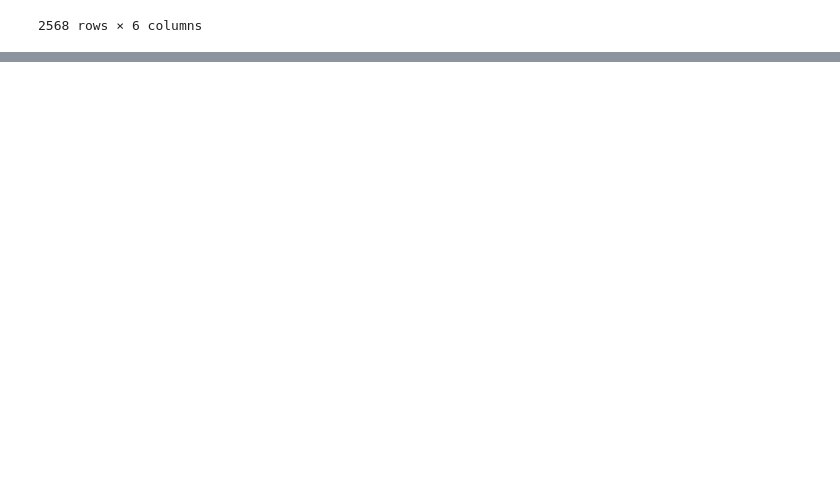
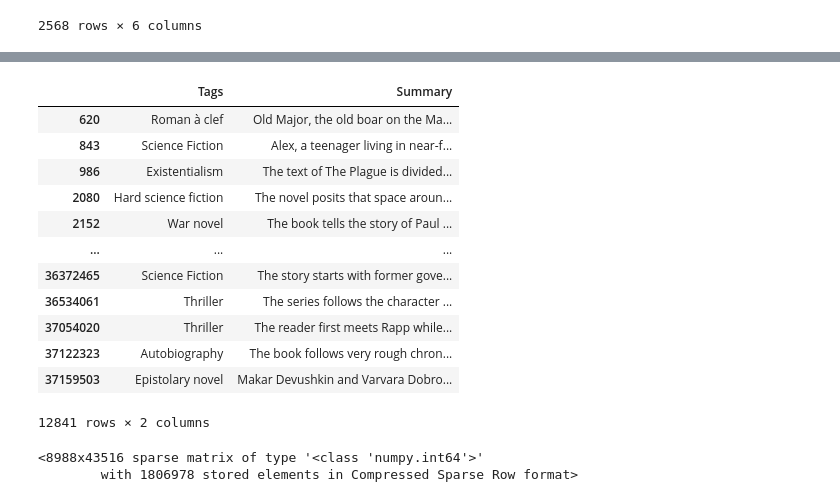
Before and after one commit to BatuhanHU/goth-both, a Jupyter notebook: Untitled.ipynb, the cells around one changed output, grey strips where cells are left out. Saved outputs shown, nothing was run; the diff lists cells and outputs as text; code cells hidden in the pictures; blank space fills up the shorter version.

```diff
--- a/Untitled.ipynb
+++ b/Untitled.ipynb
@@ -181,0 +204,26 @@ test
+# %%
+#newY = []
+indx = 0
+for elem in tempDf["Tags"]:
+    #print(list(elem.values()))
+    temp = list(elem.values())
+    #concat = " ".join(temp)
+    #print(concat)
+    #newY.append(list(elem.values()))
+    tempDf.iat[indx,0] = temp[0]
+    indx += 1;
+tempDf
+# %% [output]
+|  | Tags | Summary |
+| 620 | Roman à clef | Old Major, the old boar on the Ma... |
+| 843 | Science Fiction | Alex, a teenager living in near-f... |
+| 986 | Existentialism | The text of The Plague is divided... |
+| 2080 | Hard science fiction | The novel posits that space aroun... |
+| 2152 | War novel | The book tells the story of Paul ... |
+| ... | ... | ... |
+| 36372465 | Science Fiction | The story starts with former gove... |
+| 36534061 | Thriller | The series follows the character ... |
+| 37054020 | Thriller | The reader first meets Rapp while... |
+| 37122323 | Autobiography | The book follows very rough chron... |
+| 37159503 | Epistolary novel | Makar Devushkin and Varvara Dobro... |
+12841 rows × 2 columns
@@ -181,0 +232,10 @@ test
+# %%
+vectorizer = CountVectorizer(min_df=2)
+vectorizer.fit(x_train)
+
+X_train = vectorizer.transform(x_train)
+X_test  = vectorizer.transform(x_test)
+X_train
+# %% [output]
+<8988x43516 sparse matrix of type '<class 'numpy.int64'>'
+        with 1806978 stored elements in Compressed Sparse Row format>
```
Also changed, not shown: parts of 9 cells of this notebook.
